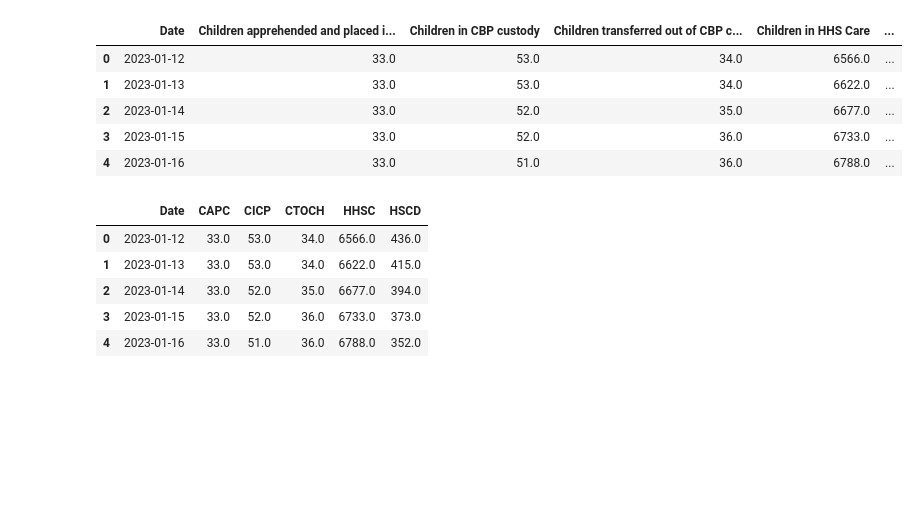
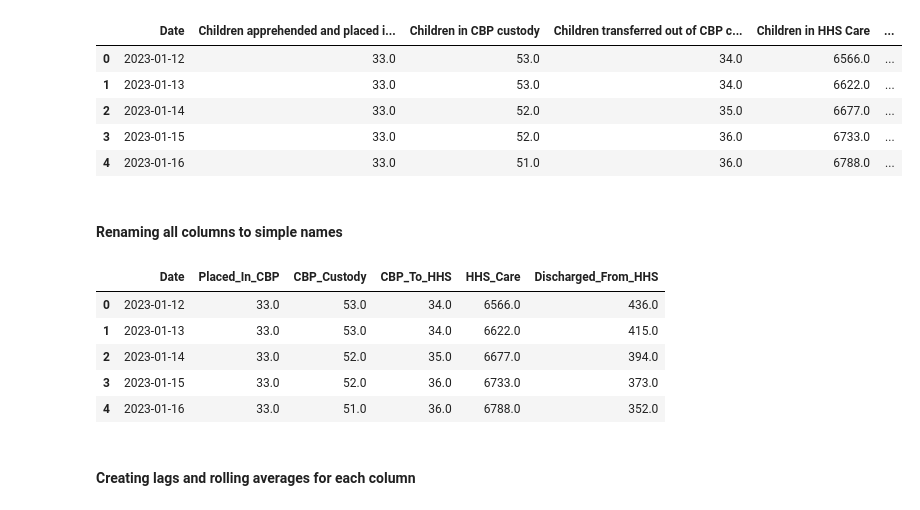
Before and after one commit to amithvardhan99/resume-projects, a Jupyter notebook: Predictive Forecasting of Care Load & Placement Demand/notebook.ipynb, the cells around one changed output. Saved outputs shown, nothing was run; the diff lists cells and outputs as text; code cells hidden in the pictures; blank space fills up the shorter version.

```diff
--- a/Predictive Forecasting of Care Load & Placement Demand/notebook.ipynb
+++ b/Predictive Forecasting of Care Load & Placement Demand/notebook.ipynb
@@ -260,23 +260,27 @@ df_6.head()
 | 2 | 2023-01-14 | 33.0 | 52.0 | 35.0 | 6677.0 | ... |
 | 3 | 2023-01-15 | 33.0 | 52.0 | 36.0 | 6733.0 | ... |
 | 4 | 2023-01-16 | 33.0 | 51.0 | 36.0 | 6788.0 | ... |
+# %% [markdown]
+#### Renaming all columns to simple names
 # %%
 df_7 = df_6.copy()
 df_7.rename(columns={
     "Date" : "Date",
-    "Children apprehended and placed in CBP custody*" : "CAPC",
-    "Children in CBP custody" : "CICP",
-    "Children transferred out of CBP custody" : "CTOCH",
-    "Children in HHS Care"	: "HHSC",
-    "Children discharged from HHS Care": "HSCD"
+    "Children apprehended and placed in CBP custody*" : "Placed_In_CBP",
+    "Children in CBP custody" : "CBP_Custody",
+    "Children transferred out of CBP custody" : "CBP_To_HHS",
+    "Children in HHS Care"	: "HHS_Care",
+    "Children discharged from HHS Care": "Discharged_From_HHS"
 },inplace=True)
 
 df_7.head()
 # %% [output]
-|  | Date | CAPC | CICP | CTOCH | HHSC | HSCD |
+|  | Date | Placed_In_CBP | CBP_Custody | CBP_To_HHS | HHS_Care | Discharged_From_HHS |
 | 0 | 2023-01-12 | 33.0 | 53.0 | 34.0 | 6566.0 | 436.0 |
 | 1 | 2023-01-13 | 33.0 | 53.0 | 34.0 | 6622.0 | 415.0 |
 | 2 | 2023-01-14 | 33.0 | 52.0 | 35.0 | 6677.0 | 394.0 |
 | 3 | 2023-01-15 | 33.0 | 52.0 | 36.0 | 6733.0 | 373.0 |
 | 4 | 2023-01-16 | 33.0 | 51.0 | 36.0 | 6788.0 | 352.0 |
+# %% [markdown]
+#### Creating lags and rolling averages for each column
 # %%
```
Also changed, not shown: parts of 11 cells of this notebook, 2 other files.
